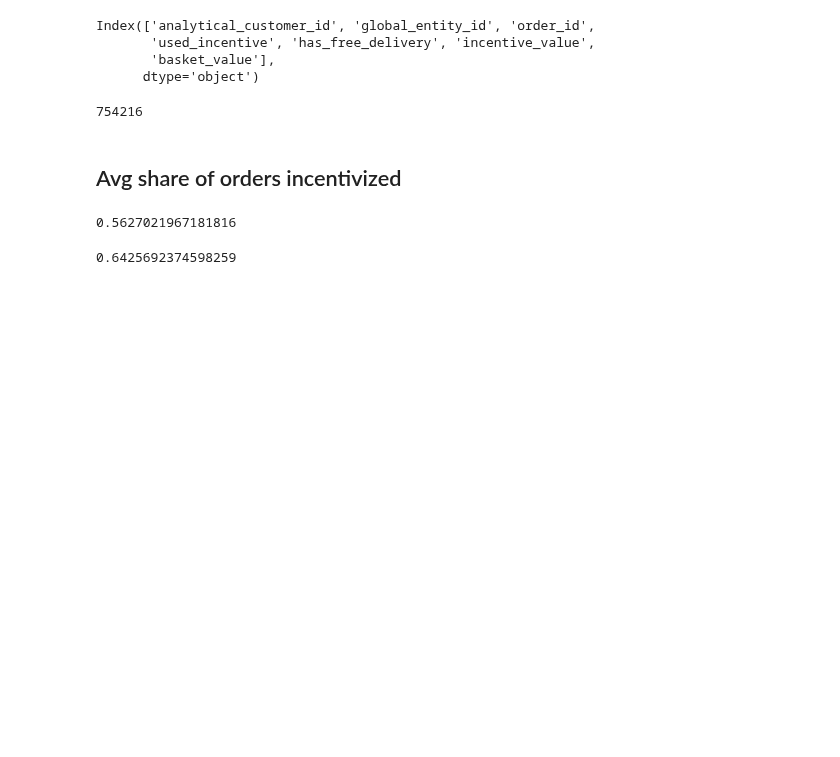
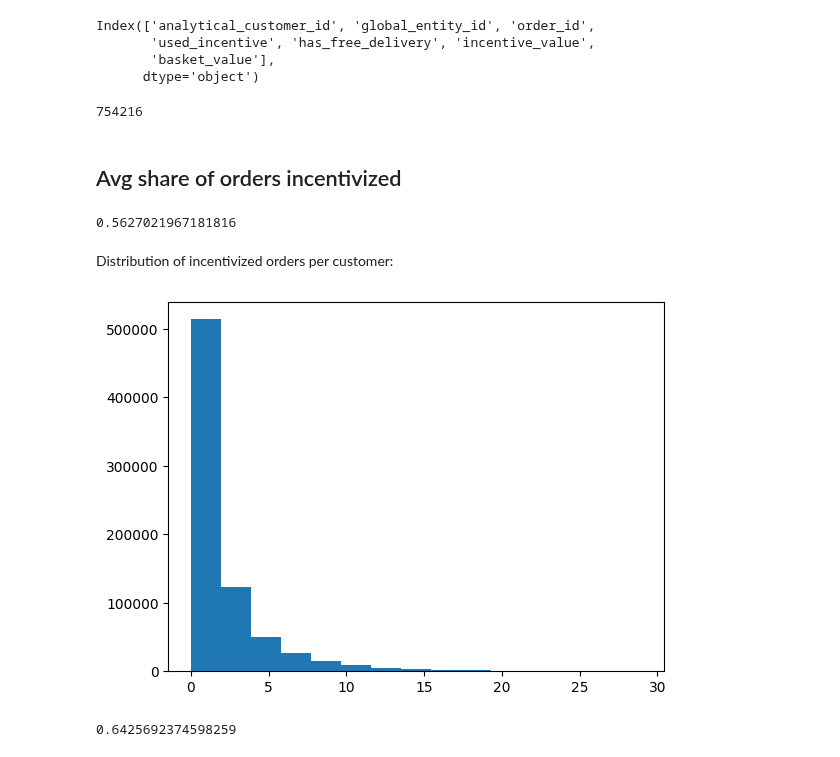
Before and after one commit to AChiaraCapuano/incentives_analysis, a Jupyter notebook: analysis_nb.ipynb, the cells around one changed output. Cells and saved outputs as stored; diff of their text form; code cells hidden in the pictures; blank space fills up the shorter version.

```diff
--- a/analysis.ipynb
+++ b/analysis_nb.ipynb
@@ -44,6 +44,12 @@ df_incentivized = df_customer.groupby('analytical_customer_id')[['used_incentive
 len(df_incentivized[df_incentivized['used_incentive']>0])/len(df_incentivized)
 # %% [output]
 0.5627021967181816
+# %% [markdown]
+Distribution of incentivized orders per customer:
+# %%
+plt.hist(df_incentivized[df_incentivized['used_incentive']<30]['used_incentive'], bins=15);
+# %% [output]
+[figure, added]
 # %%
 len(df_incentivized[df_incentivized['has_free_delivery']>0])/len(df_incentivized)
 # %% [output]
```
Also changed, not shown: parts of 4 cells of this notebook.
